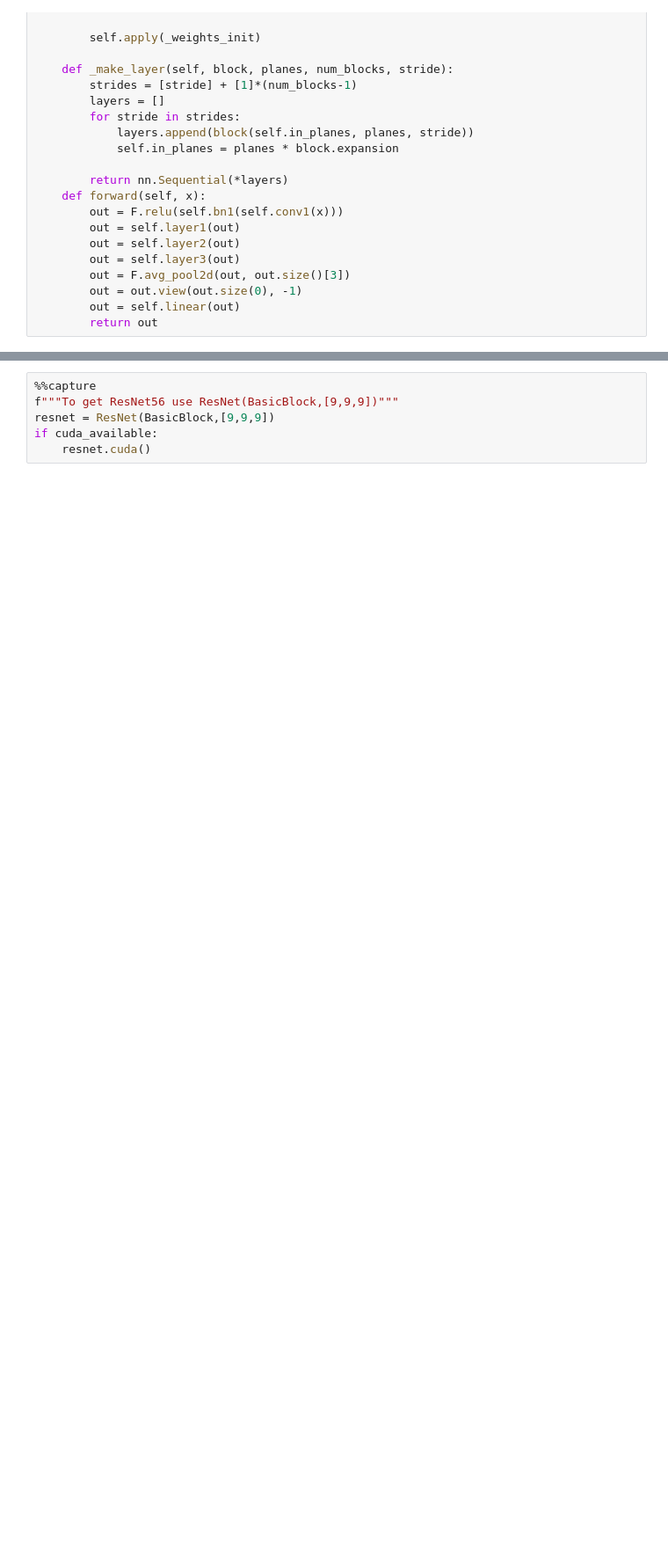
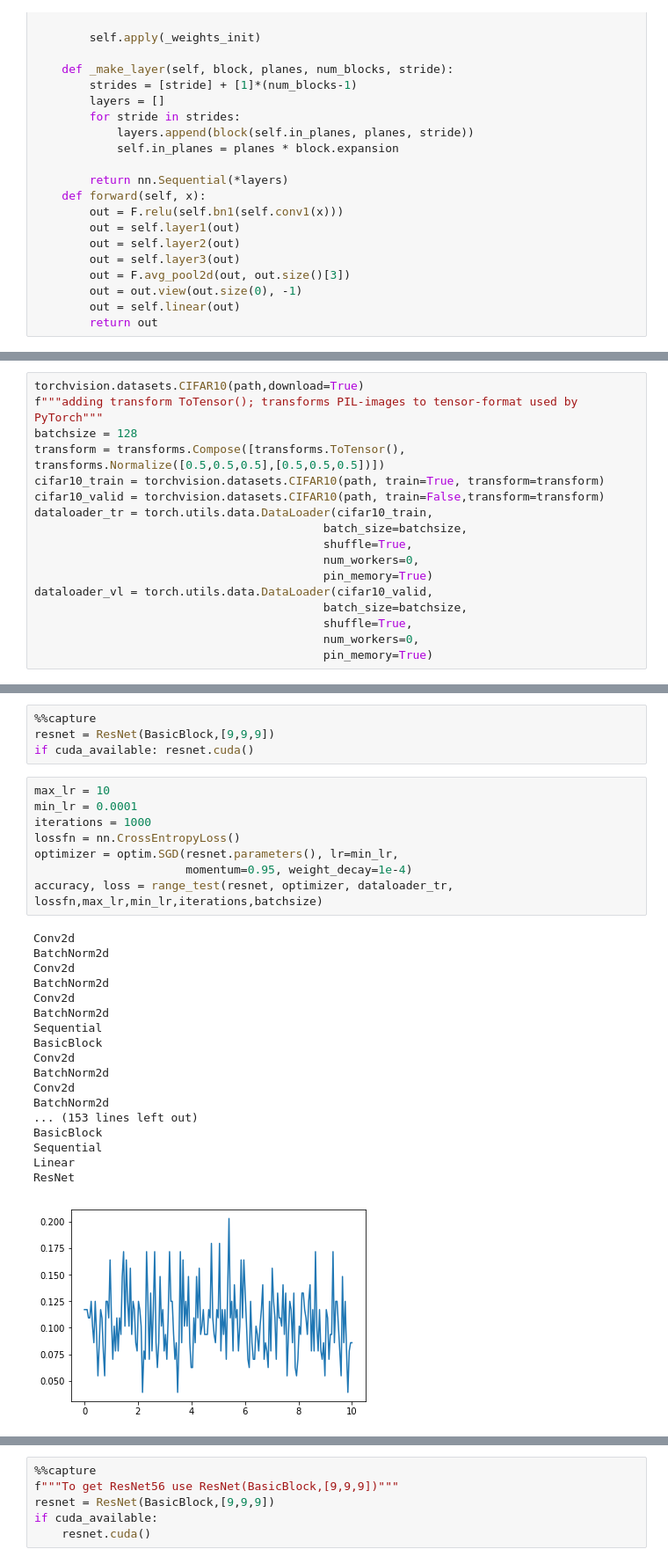
Before and after one commit to khushdeep-singh/DD2424project, a Jupyter notebook: assignmentforsaturdayOla.ipynb, the cells around one changed output, grey strips where cells are left out. Shown: that part at 88% size. Saved outputs shown, nothing was run; the diff lists cells and outputs as text; blank space fills up the shorter version.

```diff
--- a/assignmentforsaturdayOla.ipynb
+++ b/assignmentforsaturdayOla.ipynb
@@ -168,0 +152,17 @@ class ResNet(nn.Module):
+# %%
+torchvision.datasets.CIFAR10(path,download=True)
+f"""adding transform ToTensor(); transforms PIL-images to tensor-format used by PyTorch"""
+batchsize = 128
+transform = transforms.Compose([transforms.ToTensor(), transforms.Normalize([0.5,0.5,0.5],[0.5,0.5,0.5])])
+cifar10_train = torchvision.datasets.CIFAR10(path, train=True, transform=transform)
+cifar10_valid = torchvision.datasets.CIFAR10(path, train=False,transform=transform)
+dataloader_tr = torch.utils.data.DataLoader(cifar10_train,
+                                          batch_size=batchsize,
+                                          shuffle=True,
+                                          num_workers=0,
+                                          pin_memory=True)
+dataloader_vl = torch.utils.data.DataLoader(cifar10_valid,
+                                          batch_size=batchsize,
+                                          shuffle=True,
+                                          num_workers=0,
+                                          pin_memory=True)
@@ -168,0 +209,31 @@ class ResNet(nn.Module):
+# %%
+%%capture
+resnet = ResNet(BasicBlock,[9,9,9])
+if cuda_available: resnet.cuda()
+# %%
+max_lr = 10
+min_lr = 0.0001
+iterations = 1000
+lossfn = nn.CrossEntropyLoss()
+optimizer = optim.SGD(resnet.parameters(), lr=min_lr,
+                      momentum=0.95, weight_decay=1e-4)
+accuracy, loss = range_test(resnet, optimizer, dataloader_tr, lossfn,max_lr,min_lr,iterations,batchsize)
+# %% [output]
+Conv2d
+BatchNorm2d
+Conv2d
+BatchNorm2d
+Conv2d
+BatchNorm2d
+Sequential
+BasicBlock
+Conv2d
+BatchNorm2d
+Conv2d
+BatchNorm2d
+... (153 lines left out)
+BasicBlock
+Sequential
+Linear
+ResNet
+[figure, added]
```
Also changed, not shown: parts of 27 cells of this notebook, 2 other files.
